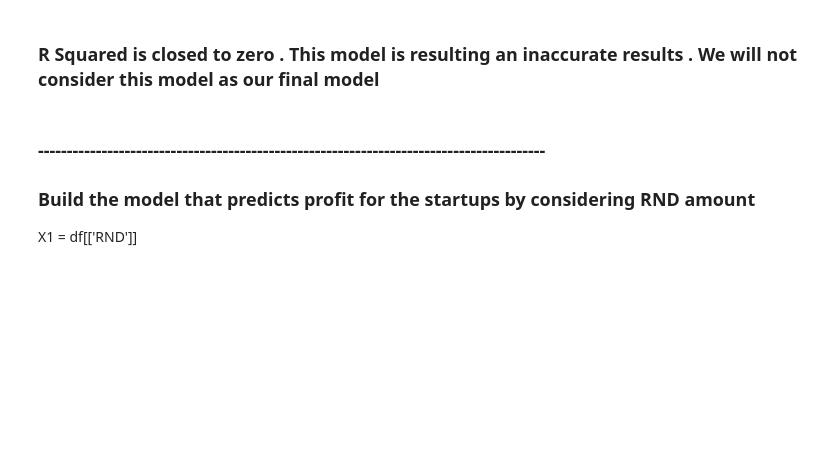
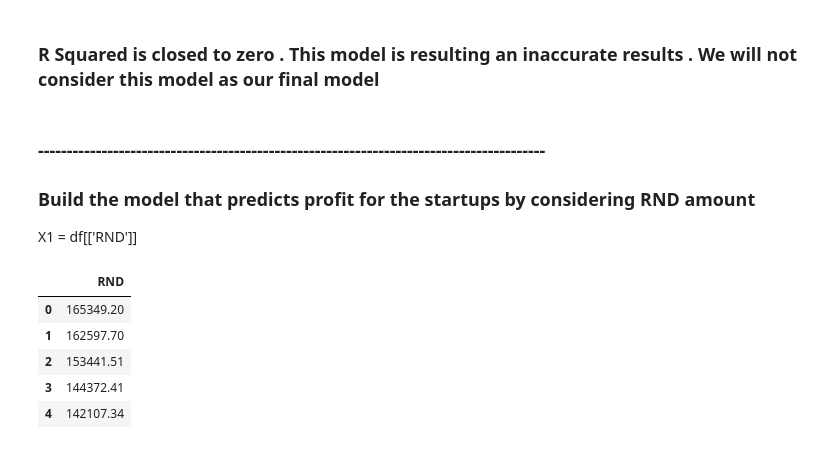
Before and after one commit to onkar-satpute/Machine-Learning, a Jupyter notebook: Linear Regression/Simple Linear Regression.ipynb, the cells around one changed output. Drawn from its saved outputs; the diff is of its cells as text; code cells hidden in the pictures; blank space fills up the shorter version.

```diff
--- a/Linear Regression/Simple Linear Regression.ipynb
+++ b/Linear Regression/Simple Linear Regression.ipynb
@@ -152,3 +152,15 @@ R-squared: 4.028714077757223%
 ### ----------------------------------------------------------------------------------------
 ### Build the model that predicts profit for the startups by considering RND amount
 X1 = df[['RND']]
+# %%
+X = df[['RND']]
+Y = df[['PROFIT']]
+# %%
+X.head()
+# %% [output]
+|  | RND |
+| 0 | 165349.20 |
+| 1 | 162597.70 |
+| 2 | 153441.51 |
+| 3 | 144372.41 |
+| 4 | 142107.34 |
```
Also changed, not shown: parts of 10 cells of this notebook.
